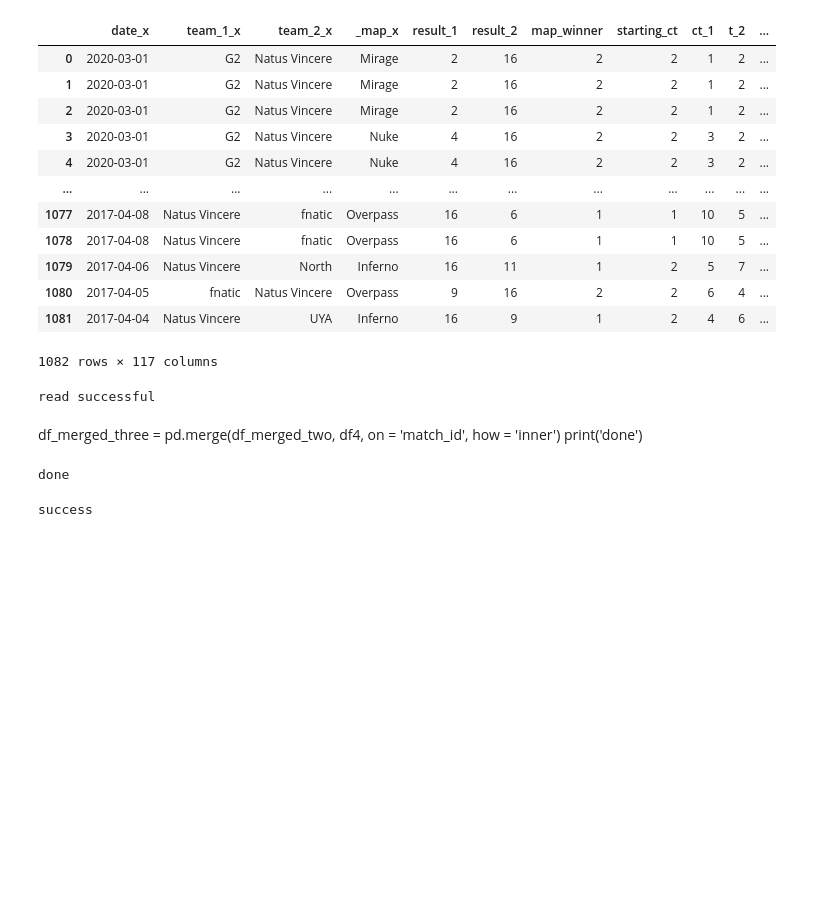
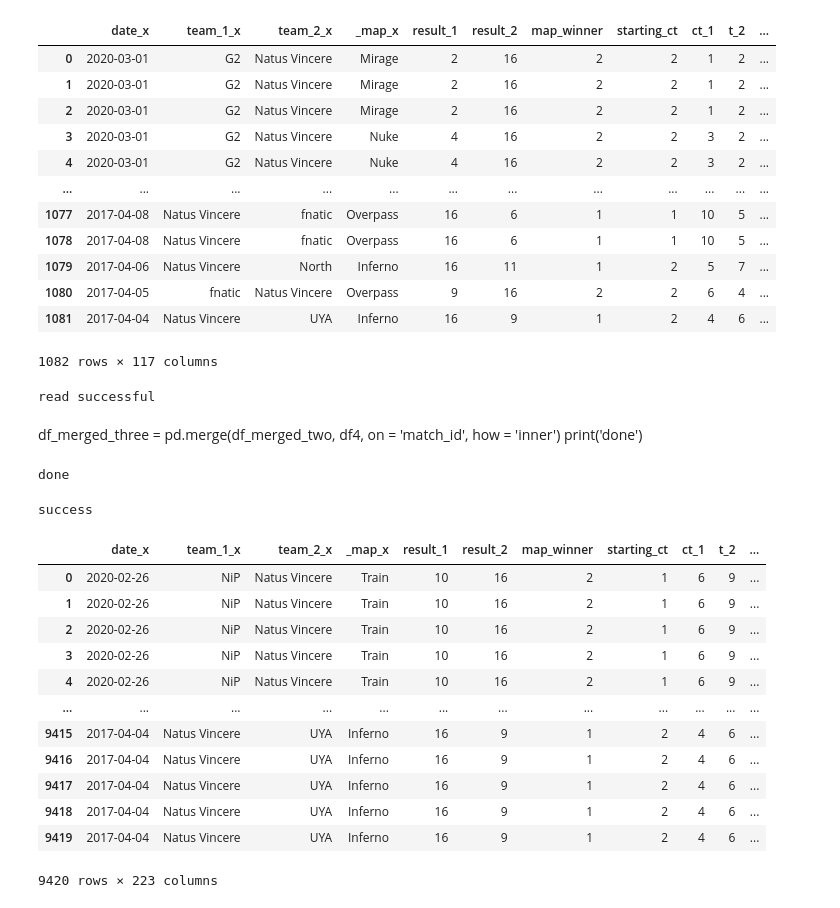
Before and after one commit to MasterShakezula/ML-CSGO-Winner-Prediction, a Jupyter notebook: CSGO Winner Prediction.ipynb, the cells around one changed output. Saved outputs shown, nothing was run; the diff lists cells and outputs as text; code cells hidden in the pictures; blank space fills up the shorter version.

```diff
--- a/CSGO Winner Prediction.ipynb
+++ b/CSGO Winner Prediction.ipynb
@@ -201,3 +201,22 @@ df_merged_three.to_csv("complete_stat_sheet.csv", index = False)
 print("success")
 # %% [output]
 success
+# %%
+#We have a complete stat sheet. Ready to move on
+df = pd.read_csv("complete_stat_sheet.csv")
+# %%
+df
+# %% [output]
+|  | date_x | team_1_x | team_2_x | _map_x | result_1 | result_2 | map_winner | starting_ct | ct_1 | t_2 | ... |
+| 0 | 2020-02-26 | NiP | Natus Vincere | Train | 10 | 16 | 2 | 1 | 6 | 9 | ... |
+| 1 | 2020-02-26 | NiP | Natus Vincere | Train | 10 | 16 | 2 | 1 | 6 | 9 | ... |
+| 2 | 2020-02-26 | NiP | Natus Vincere | Train | 10 | 16 | 2 | 1 | 6 | 9 | ... |
+| 3 | 2020-02-26 | NiP | Natus Vincere | Train | 10 | 16 | 2 | 1 | 6 | 9 | ... |
+| 4 | 2020-02-26 | NiP | Natus Vincere | Train | 10 | 16 | 2 | 1 | 6 | 9 | ... |
+| ... | ... | ... | ... | ... | ... | ... | ... | ... | ... | ... | ... |
+| 9415 | 2017-04-04 | Natus Vincere | UYA | Inferno | 16 | 9 | 1 | 2 | 4 | 6 | ... |
+| 9416 | 2017-04-04 | Natus Vincere | UYA | Inferno | 16 | 9 | 1 | 2 | 4 | 6 | ... |
+| 9417 | 2017-04-04 | Natus Vincere | UYA | Inferno | 16 | 9 | 1 | 2 | 4 | 6 | ... |
+| 9418 | 2017-04-04 | Natus Vincere | UYA | Inferno | 16 | 9 | 1 | 2 | 4 | 6 | ... |
+| 9419 | 2017-04-04 | Natus Vincere | UYA | Inferno | 16 | 9 | 1 | 2 | 4 | 6 | ... |
+9420 rows × 223 columns
```
